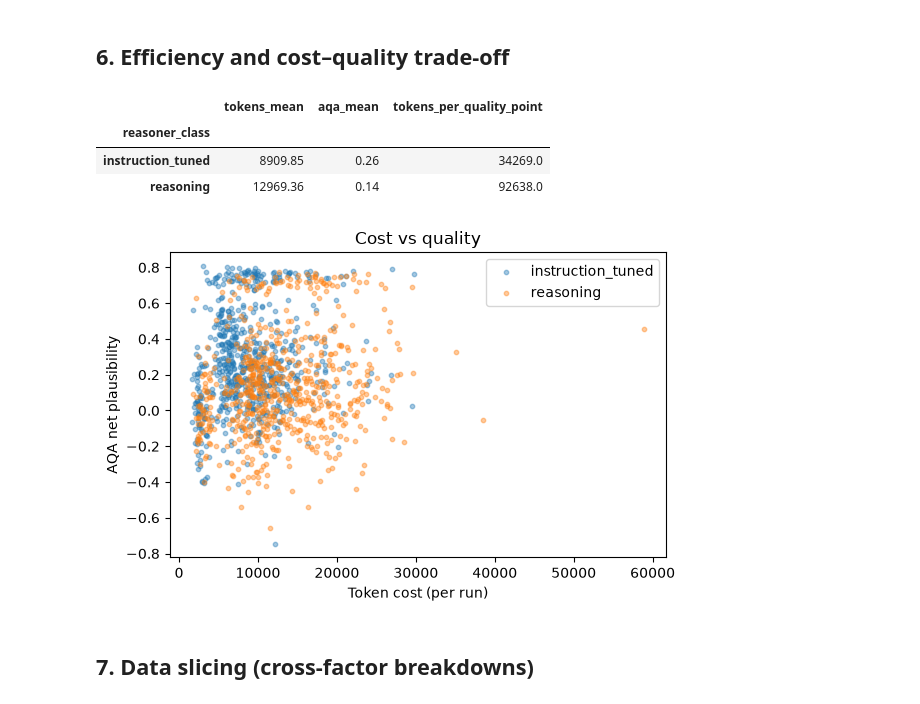
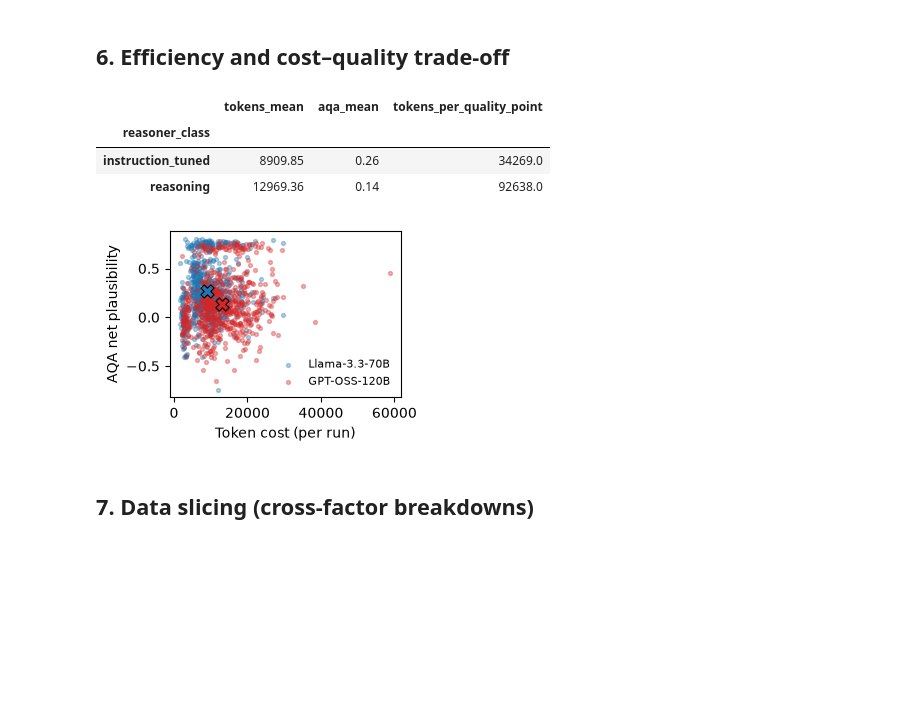
Before and after one commit to dessertlab/LexCausa, a Jupyter notebook: lexcausa_stats.ipynb, the cells around one changed output. Drawn from its saved outputs; the diff is of its cells as text; code cells hidden in the pictures; blank space fills up the shorter version.

```diff
--- a/lexcausa_stats.ipynb
+++ b/lexcausa_stats.ipynb
@@ -385,22 +385,25 @@ Win/tie/loss (row vs col):
 # %%
 cost = df.groupby("reasoner_class").agg(
     tokens_mean=("total_tokens","mean"),
     aqa_mean=("aqa_plausibility","mean")).round(2)
 cost["tokens_per_quality_point"] = (cost["tokens_mean"]/cost["aqa_mean"]).round(0)
 display(cost)
 
-fig, ax = plt.subplots(figsize=(6,4))
+fig, ax = plt.subplots(figsize=(3.4, 2.4))
+NAME = {"instruction_tuned": "Llama-3.3-70B", "reasoning": "GPT-OSS-120B"}
+COL = {"instruction_tuned": "tab:blue", "reasoning": "tab:red"}
 for k, sub in df.groupby("reasoner_class"):
-    ax.scatter(sub["total_tokens"], sub["aqa_plausibility"], s=10, alpha=0.4, label=k)
+    ax.scatter(sub["total_tokens"], sub["aqa_plausibility"], s=8, alpha=0.35, color=COL[k], label=NAME[k])
+    ax.scatter(sub["total_tokens"].mean(), sub["aqa_plausibility"].mean(), s=90, marker="X", color=COL[k], edgecolor="black", linewidth=0.8, zorder=5)
 ax.set_xlabel("Token cost (per run)"); ax.set_ylabel("AQA net plausibility")
-ax.set_title("Cost vs quality"); ax.legend()
-plt.tight_layout(); plt.savefig(FIG_DIR/"cost_quality.pdf"); plt.show()
+ax.legend(frameon=False, fontsize=8)
+plt.tight_layout(); plt.savefig(FIG_DIR / "cost_quality.pdf", bbox_inches="tight", pad_inches=0.0, dpi=300); plt.show()
 # %% [output]
 |  | tokens_mean | aqa_mean | tokens_per_quality_point |
 | reasoner_class |  |  |  |
 | instruction_tuned | 8909.85 | 0.26 | 34269.0 |
 | reasoning | 12969.36 | 0.14 | 92638.0 |
-[figure, old version]
+[figure, new version]
 # %% [markdown]
 ## 7. Data slicing (cross-factor breakdowns)
 # %%
```
Also changed, not shown: parts of 3 cells of this notebook, 1 other file.
